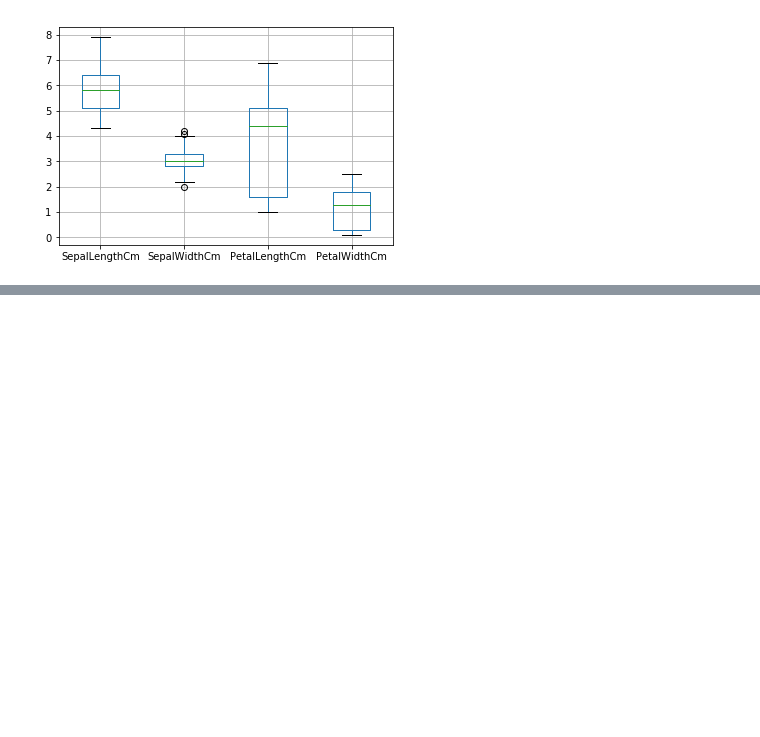
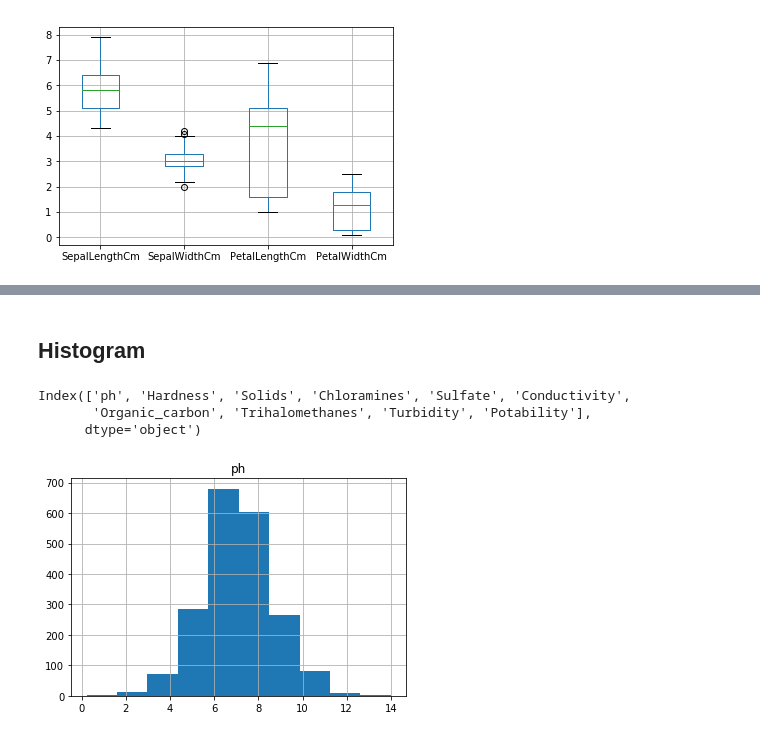
Before and after one commit to Onkar-2803/LP1, a Jupyter notebook: DA/Assignment1/Assignment 1.ipynb, the cells around one changed output, grey strips where cells are left out. Cells and saved outputs as stored; diff of their text form; code cells hidden in the pictures; blank space fills up the shorter version.

```diff
--- a/DA/Assignment1/Assignment 1.ipynb
+++ b/DA/Assignment1/Assignment 1.ipynb
@@ -286,0 +313,2 @@ boxplot = iris_new.boxplot(column=col)
+# %%
+water = pd.read_csv('water_potability.csv')
@@ -286,0 +345,3 @@ boxplot = iris_new.boxplot(column=col)
+# %%
+water.dropna(inplace=True)
+water.isnull().sum()
@@ -286,0 +496,12 @@ boxplot = iris_new.boxplot(column=col)
+# %% [markdown]
+## Histogram
+# %%
+water.columns
+# %% [output]
+Index(['ph', 'Hardness', 'Solids', 'Chloramines', 'Sulfate', 'Conductivity',
+       'Organic_carbon', 'Trihalomethanes', 'Turbidity', 'Potability'],
+      dtype='object')
+# %%
+hist = water.hist(column = 'ph')
+# %% [output]
+[figure, added]
```
Also changed, not shown: parts of 52 cells of this notebook.
